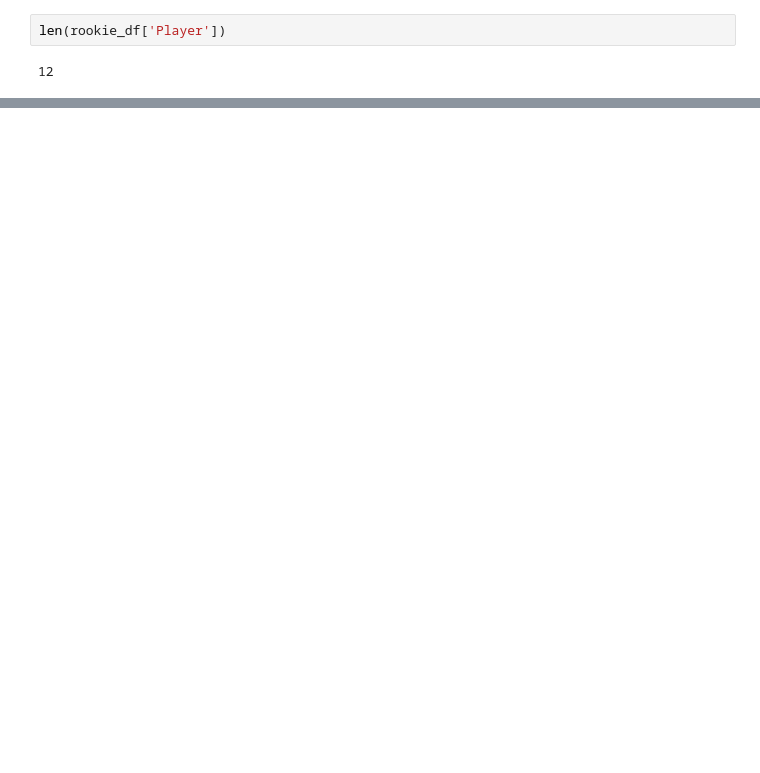
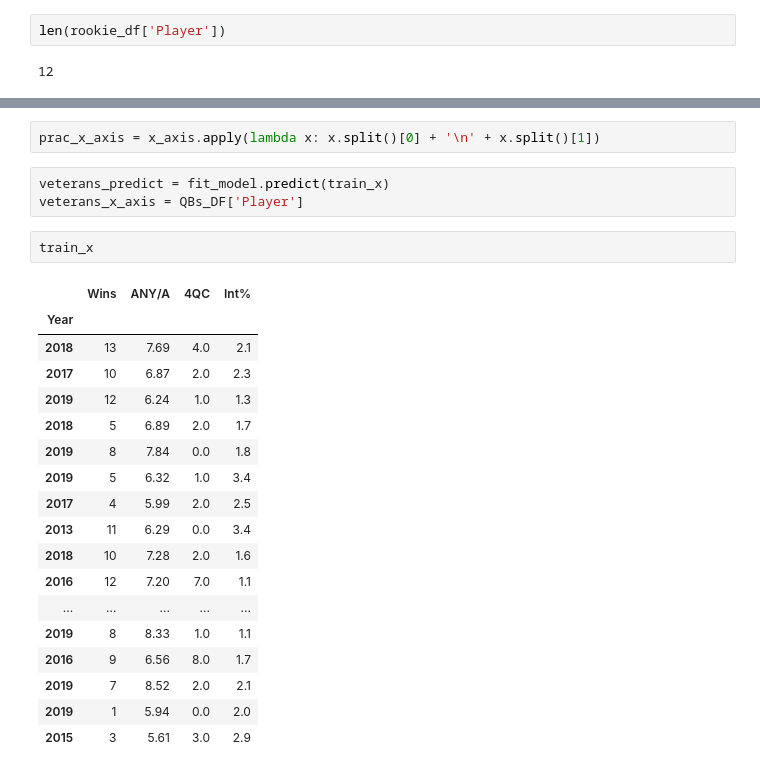
Before and after one commit to NateLeeP/NFL-Salary-Project, a Jupyter notebook: Contract Year QB Stats Exploration.ipynb, the cells around one changed output, grey strips where cells are left out. Cells and saved outputs as stored; diff of their text form; blank space fills up the shorter version.

```diff
--- a/Contract Year QB Stats Exploration.ipynb
+++ b/Contract Year QB Stats Exploration.ipynb
@@ -282,0 +256,26 @@ array([23312752.18897909])
+# %%
+prac_x_axis = x_axis.apply(lambda x: x.split()[0] + '\n' + x.split()[1])
+# %%
+veterans_predict = fit_model.predict(train_x)
+veterans_x_axis = QBs_DF['Player']
+# %%
+train_x
+# %% [output]
+|  | Wins | ANY/A | 4QC | Int% |
+| Year |  |  |  |  |
+| 2018 | 13 | 7.69 | 4.0 | 2.1 |
+| 2017 | 10 | 6.87 | 2.0 | 2.3 |
+| 2019 | 12 | 6.24 | 1.0 | 1.3 |
+| 2018 | 5 | 6.89 | 2.0 | 1.7 |
+| 2019 | 8 | 7.84 | 0.0 | 1.8 |
+| 2019 | 5 | 6.32 | 1.0 | 3.4 |
+| 2017 | 4 | 5.99 | 2.0 | 2.5 |
+| 2013 | 11 | 6.29 | 0.0 | 3.4 |
+| 2018 | 10 | 7.28 | 2.0 | 1.6 |
+| 2016 | 12 | 7.20 | 7.0 | 1.1 |
+| ... | ... | ... | ... | ... |
+| 2019 | 8 | 8.33 | 1.0 | 1.1 |
+| 2016 | 9 | 6.56 | 8.0 | 1.7 |
+| 2019 | 7 | 8.52 | 2.0 | 2.1 |
+| 2019 | 1 | 5.94 | 0.0 | 2.0 |
+| 2015 | 3 | 5.61 | 3.0 | 2.9 |
```
Also changed, not shown: parts of 9 cells of this notebook.
